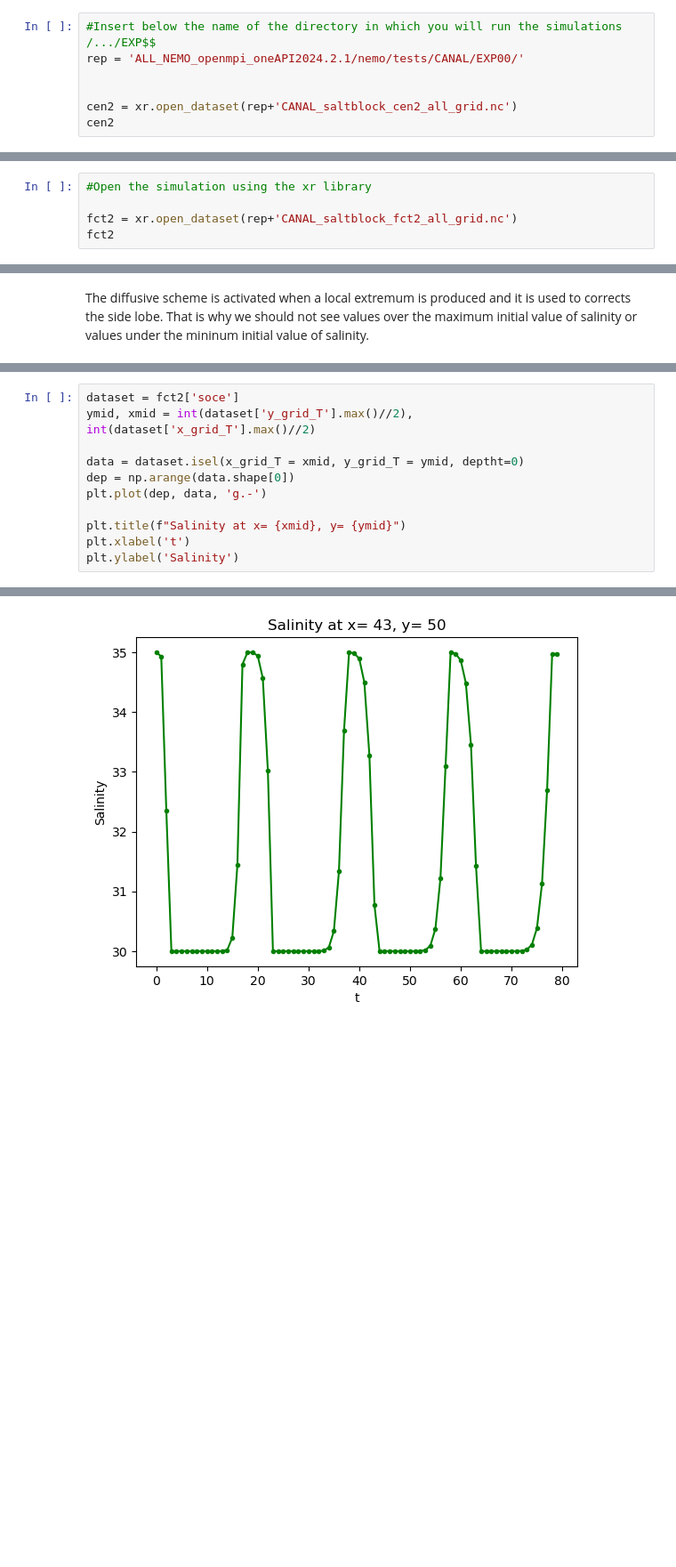
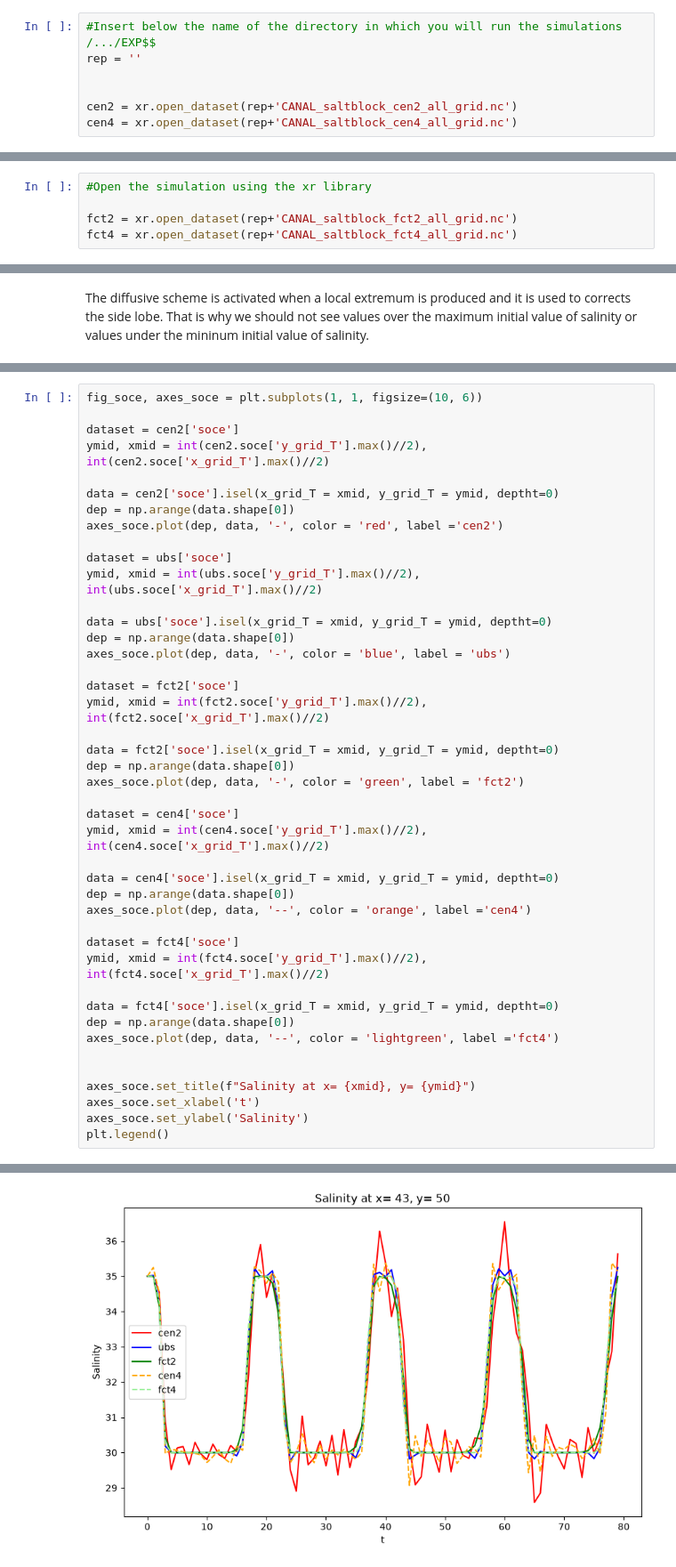
Before and after one commit to justinebuisson606/NEMO_Demonstrators, a Jupyter notebook: Demonstrator 1.ipynb, the cells around one changed output, grey strips where cells are left out. Shown at 89% size. Cells and saved outputs as stored; diff of their text form; blank space fills up the shorter version.

```diff
--- a/Demonstrator 1.ipynb
+++ b/Demonstrator 1.ipynb
@@ -95,8 +117,8 @@ We can now run the simulation using the ./run_nemo command
 ### Analysis of the outcome
 # %%
 #Insert below the name of the directory in which you will run the simulations /.../EXP$$
-rep = 'ALL_NEMO_openmpi_oneAPI2024.2.1/nemo/tests/CANAL/EXP00/'
+rep = ''
 
 
 cen2 = xr.open_dataset(rep+'CANAL_saltblock_cen2_all_grid.nc')
-cen2
+cen4 = xr.open_dataset(rep+'CANAL_saltblock_cen4_all_grid.nc')
@@ -608,4 +415,4 @@ We can now run the simulation using the ./run_nemo command
 #Open the simulation using the xr library
 
 fct2 = xr.open_dataset(rep+'CANAL_saltblock_fct2_all_grid.nc')
-fct2
+fct4 = xr.open_dataset(rep+'CANAL_saltblock_fct4_all_grid.nc')
@@ -653,12 +446,44 @@ The diffusive scheme is activated when a local extremum is produced and it is us
 # %%
+fig_soce, axes_soce = plt.subplots(1, 1, figsize=(10, 6))
+
+dataset = cen2['soce']
+ymid, xmid = int(cen2.soce['y_grid_T'].max()//2), int(cen2.soce['x_grid_T'].max()//2)
+
+data = cen2['soce'].isel(x_grid_T = xmid, y_grid_T = ymid, deptht=0)
+dep = np.arange(data.shape[0])
+axes_soce.plot(dep, data, '-', color = 'red', label ='cen2')
+
+dataset = ubs['soce']
+ymid, xmid = int(ubs.soce['y_grid_T'].max()//2), int(ubs.soce['x_grid_T'].max()//2)
+
+data = ubs['soce'].isel(x_grid_T = xmid, y_grid_T = ymid, deptht=0)
+dep = np.arange(data.shape[0])
+axes_soce.plot(dep, data, '-', color = 'blue', label = 'ubs')
+
 dataset = fct2['soce']
-ymid, xmid = int(dataset['y_grid_T'].max()//2), int(dataset['x_grid_T'].max()//2)
+ymid, xmid = int(fct2.soce['y_grid_T'].max()//2), int(fct2.soce['x_grid_T'].max()//2)
 
-data = dataset.isel(x_grid_T = xmid, y_grid_T = ymid, deptht=0)
+data = fct2['soce'].isel(x_grid_T = xmid, y_grid_T = ymid, deptht=0)
 dep = np.arange(data.shape[0])
-plt.plot(dep, data, 'g.-')
+axes_soce.plot(dep, data, '-', color = 'green', label = 'fct2')
 
-plt.title(f"Salinity at x= {xmid}, y= {ymid}")
-plt.xlabel('t')
-plt.ylabel('Salinity')
+dataset = cen4['soce']
+ymid, xmid = int(cen4.soce['y_grid_T'].max()//2), int(cen4.soce['x_grid_T'].max()//2)
+
+data = cen4['soce'].isel(x_grid_T = xmid, y_grid_T = ymid, deptht=0)
+dep = np.arange(data.shape[0])
+axes_soce.plot(dep, data, '--', color = 'orange', label ='cen4')
+
+dataset = fct4['soce']
+ymid, xmid = int(fct4.soce['y_grid_T'].max()//2), int(fct4.soce['x_grid_T'].max()//2)
+
+data = fct4['soce'].isel(x_grid_T = xmid, y_grid_T = ymid, deptht=0)
+dep = np.arange(data.shape[0])
+axes_soce.plot(dep, data, '--', color = 'lightgreen', label ='fct4')
+
+
+axes_soce.set_title(f"Salinity at x= {xmid}, y= {ymid}")
+axes_soce.set_xlabel('t')
+axes_soce.set_ylabel('Salinity')
+plt.legend()
 # %% [output]
@@ -666 +491 @@ Text(0, 0.5, 'Salinity')
-[figure, old version]
+[figure, new version]
```
Also changed, not shown: parts of 48 cells of this notebook.
